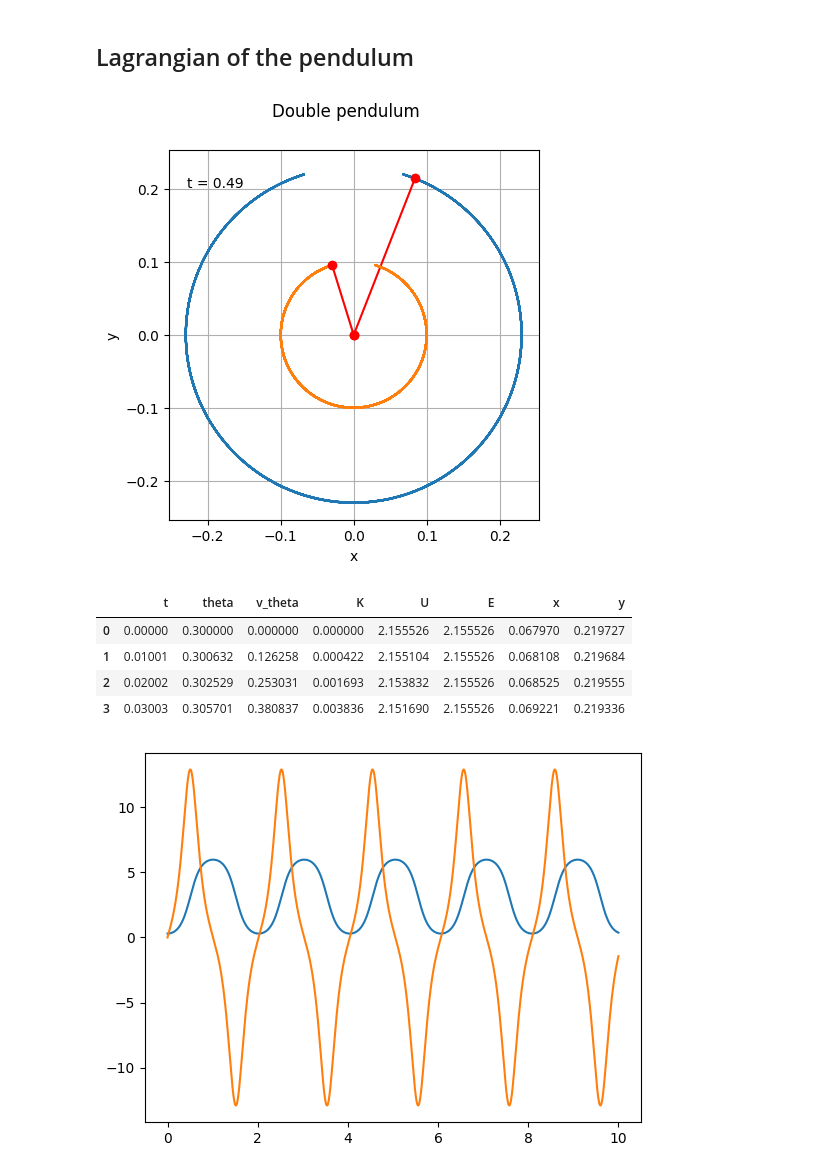
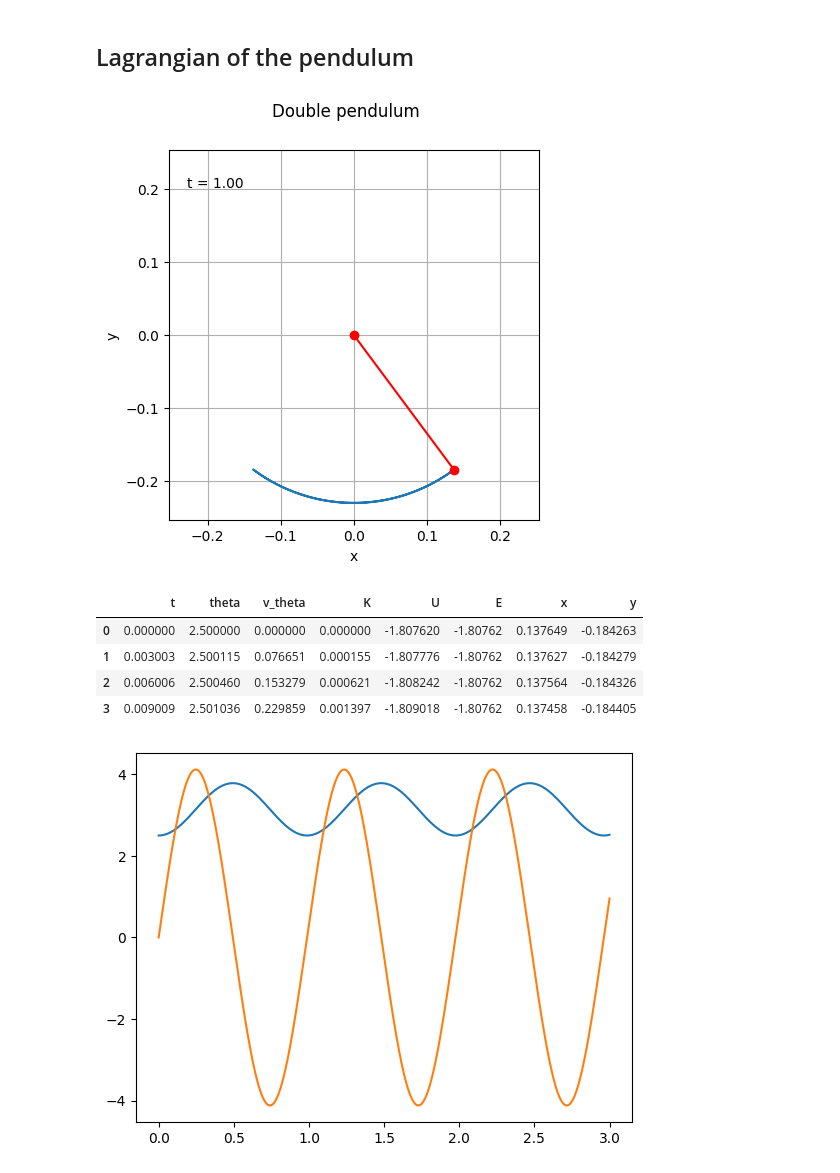
Before and after one commit to Giacomo-Menegatti/Animations, a Jupyter notebook: Pendulum.ipynb, the cells around one changed output. Drawn from its saved outputs; the diff is of its cells as text; code cells hidden in the pictures.

```diff
--- a/Pendulum.ipynb
+++ b/Pendulum.ipynb
@@ -21,29 +21,30 @@ def map_to_2pi(alpha):
 
 # Plot the pendulum
 def plot_trajectory(data_frames, t_span=None, color='g'):
+  data_frames = (lambda x: x if type(x) is tuple else (x,))(data_frames)  #If the input is a single element make it a tuple, else, execute normally
   fig, ax = plt.subplots()
   max = []
   for df in data_frames:
-    max.append(1.1*np.abs(df['x']).max())
-    fig.suptitle('Double pendulum')
-   # df doesn't work because it's initialized inside an array, so the final result is not saved
-    if t_span != None:
-      df = df[df['t'] >= t_span[0]]
-      df = df[df['t'] <= t_span[1]]
+    max.append(1.1*np.abs(df['y']).max()) #Find the maximum distance from the origin
+
+  fig.suptitle('Double pendulum')
 
   max = np.array(max).max()
-  t = df.iloc[-1]['t']
+
   ax.set_xlim(-max, max)
   ax.set_ylim(-max, max)
   ax.set_aspect('equal')
   ax.grid()
   ax.set_xlabel('x')
   ax.set_ylabel('y')
-
-
-  ax.text(0.05,0.9, f't = {t:.2f}', transform = ax.transAxes)
+  if t_span != None:
+    ax.text(0.05,0.9, f't = {t_span[1]:.2f}', transform = ax.transAxes)
 
   for df in data_frames:
+    if t_span != None:
+      df = df[df['t'] >= t_span[0]]
+      df = df[df['t'] <= t_span[1]]
+
     ax.plot(df['x'], df['y'])
     ax.plot([0, df.iloc[-1][ 'x']], [0, df.iloc[-1][ 'y']], 'r-o')
   plt.show()
@@ -52,40 +53,40 @@ def plot_trajectory(data_frames, t_span=None, color='g'):
 # %%
 # dy/dt = f(t,y), with y = (theta, dtheta/dt)
 
 def f(t, y, g, r):
   return(y[1], g/r*np.sin(y[0]))
 
 g = 9.81
 r = 0.5
 m = 0.1
 
-def pendulum_df(y0, t_span, m, g, r):
+def pendulum_df(y0, t_span, m, g, r, n_points=1000):
 
-  Y = solve_ivp(f, t_span=t_span, y0=y0 , method='RK45', args=(g,r), t_eval=np.linspace(0,10,1000), rtol=1e-6)
+  Y = solve_ivp(f, t_span=t_span, y0=y0 , method='RK45', args=(g,r), t_eval=np.linspace(t_span[0],t_span[1], n_points), rtol=1e-6)
   pendulum_df = pd.DataFrame({'t':Y.t, 'theta': map_to_2pi(Y.y[0]), 'v_theta': Y.y[1]})
   pendulum_df['K'] = 0.5*m*(r*pendulum_df['v_theta'])**2
   pendulum_df['U'] = g*m*r*np.cos(pendulum_df['theta'])
   pendulum_df['E'] = pendulum_df['K']+ pendulum_df['U']
 
   pendulum_df['x'] = r*np.sin(pendulum_df['theta'])
   pendulum_df['y'] = r*np.cos(pendulum_df['theta'])
   return pendulum_df
 
-a = pendulum_df(y0=(0.3,0.0), t_span=(0,10), m=1, g=9.81, r=0.23)
-b = pendulum_df(y0=(0.3,0.0), t_span=(0,10), m=1, g=9.81, r=0.1)
+a = pendulum_df(y0=(2.5, 0.0), t_span=(0,3), m=1, g=9.81, r=0.23)
+b = pendulum_df(y0=(0.3,0.0), t_span=(0,3), m=1, g=9.81, r=0.1)
 
-plot_trajectory((a,b), t_span=(0,0.5))
+plot_trajectory(a, t_span=(0,1.0))
 plt.plot(a['t'], a['theta'])
 plt.plot(a['t'], a['v_theta'])
 a.head(4)
 # %% [output]
-[figure, old version]
+[figure, new version]
 |  | t | theta | v_theta | K | U | E | x | y |
-| 0 | 0.00000 | 0.300000 | 0.000000 | 0.000000 | 2.155526 | 2.155526 | 0.067970 | 0.219727 |
-| 1 | 0.01001 | 0.300632 | 0.126258 | 0.000422 | 2.155104 | 2.155526 | 0.068108 | 0.219684 |
-| 2 | 0.02002 | 0.302529 | 0.253031 | 0.001693 | 2.153832 | 2.155526 | 0.068525 | 0.219555 |
-| 3 | 0.03003 | 0.305701 | 0.380837 | 0.003836 | 2.151690 | 2.155526 | 0.069221 | 0.219336 |
+| 0 | 0.000000 | 2.500000 | 0.000000 | 0.000000 | -1.807620 | -1.80762 | 0.137649 | -0.184263 |
+| 1 | 0.003003 | 2.500115 | 0.076651 | 0.000155 | -1.807776 | -1.80762 | 0.137627 | -0.184279 |
+| 2 | 0.006006 | 2.500460 | 0.153279 | 0.000621 | -1.808242 | -1.80762 | 0.137564 | -0.184326 |
+| 3 | 0.009009 | 2.501036 | 0.229859 | 0.001397 | -1.809018 | -1.80762 | 0.137458 | -0.184405 |
-[figure, old version]
+[figure, new version]
 # %%
 def animate(i, dt_per_frame):
   t = i*dt_per_frame
```
Also changed, not shown: parts of 4 cells of this notebook.
